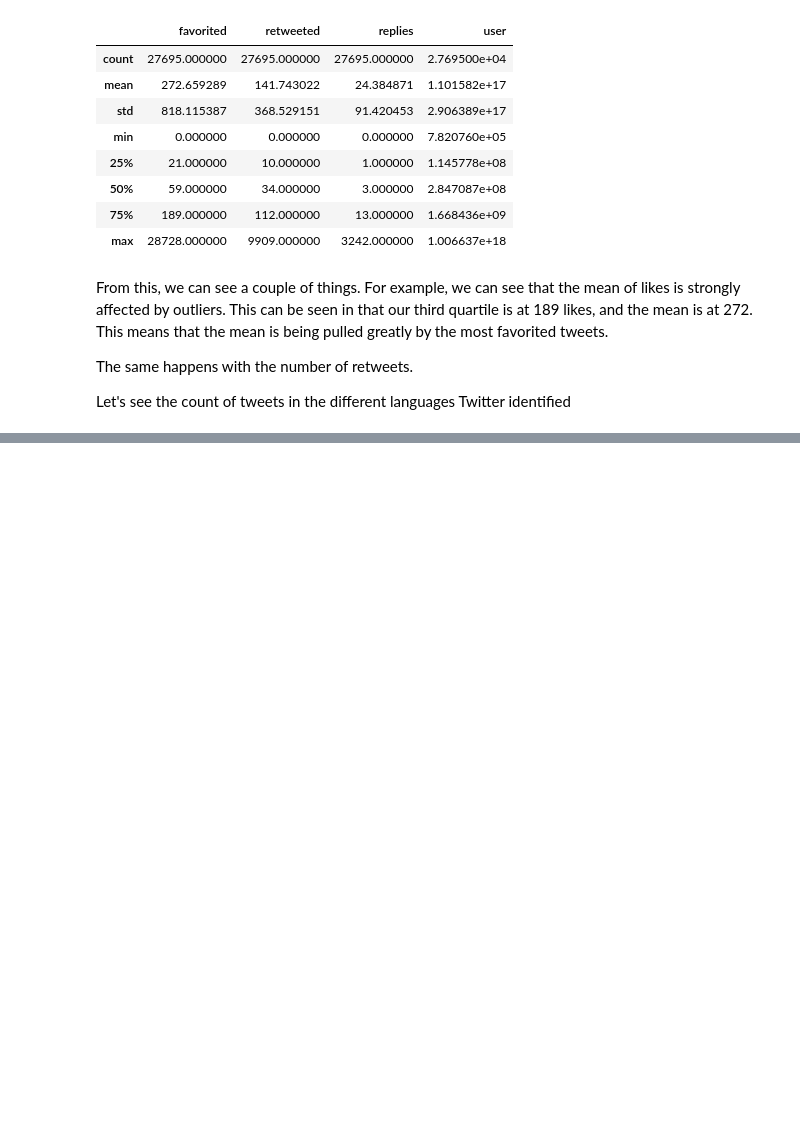
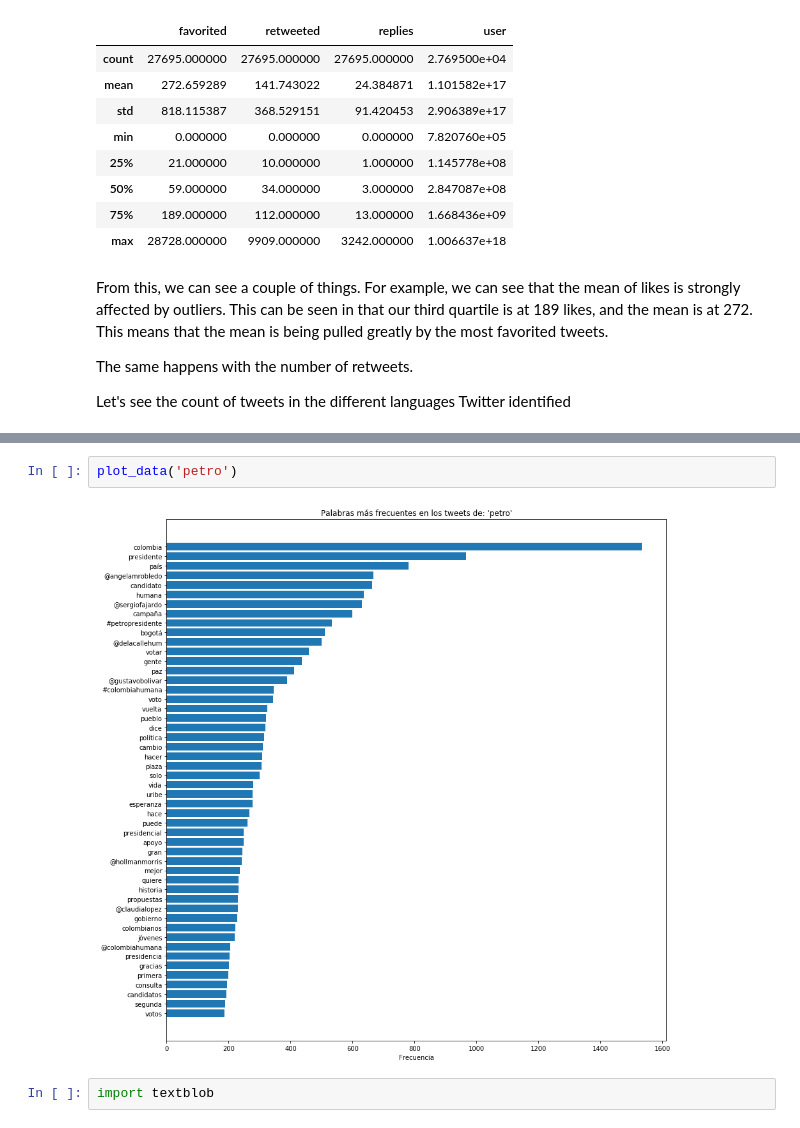
Before and after one commit to sbacarob/defamation-on-colombian-electoral-campaigns, a Jupyter notebook: analyzing_the_data.ipynb, the cells around one changed output, grey strips where cells are left out. Drawn from its saved outputs; the diff is of its cells as text; blank space fills up the shorter version.

```diff
--- a/analyzing_the_data.ipynb
+++ b/analyzing_the_data.ipynb
@@ -72,0 +447,6 @@ So according to this, there are tweets in various language mentioning the presid
+# %%
+plot_data('petro')
+# %% [output]
+[figure, added]
+# %%
+import textblob
```
Also changed, not shown: parts of 49 cells of this notebook.
